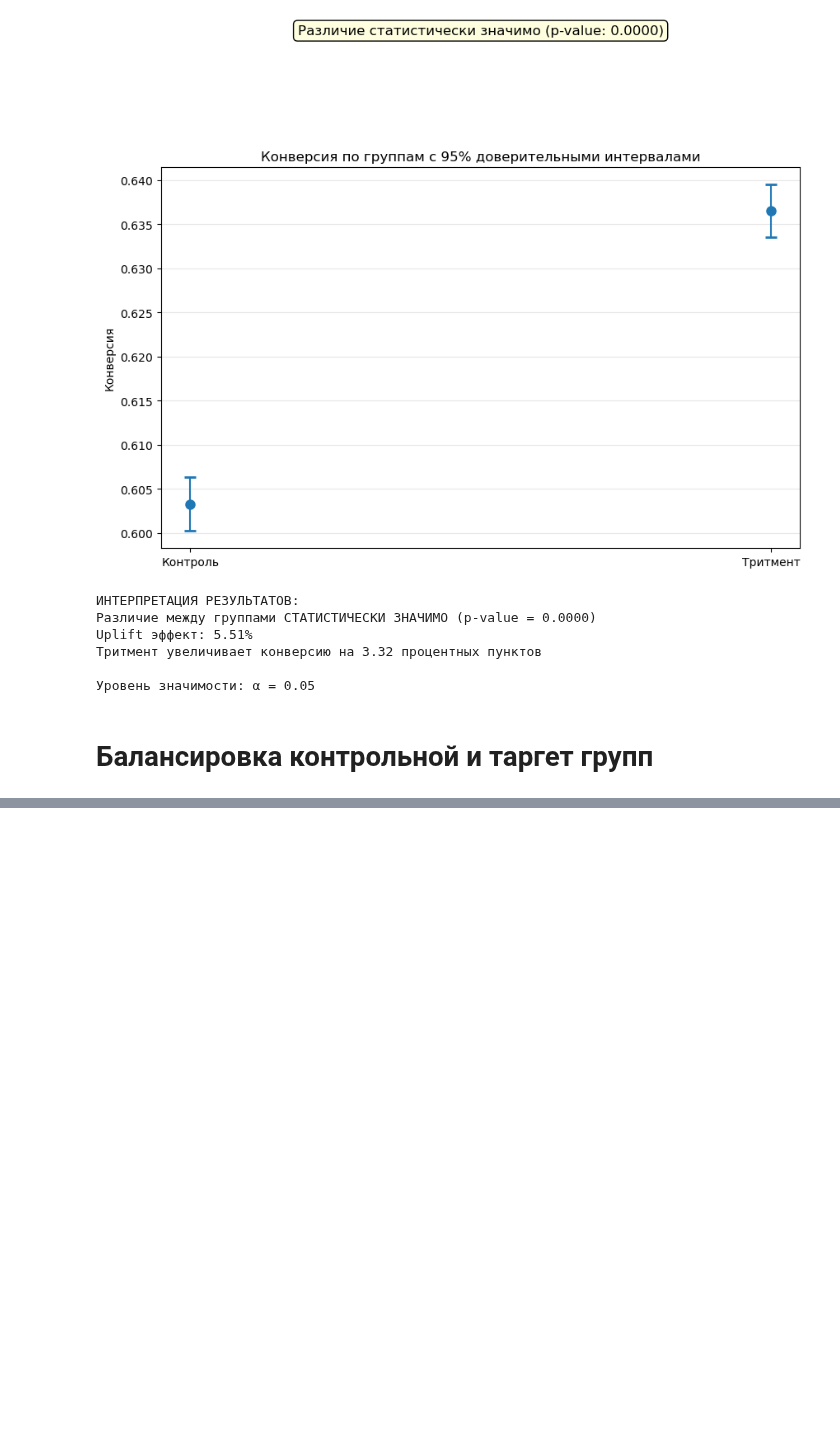
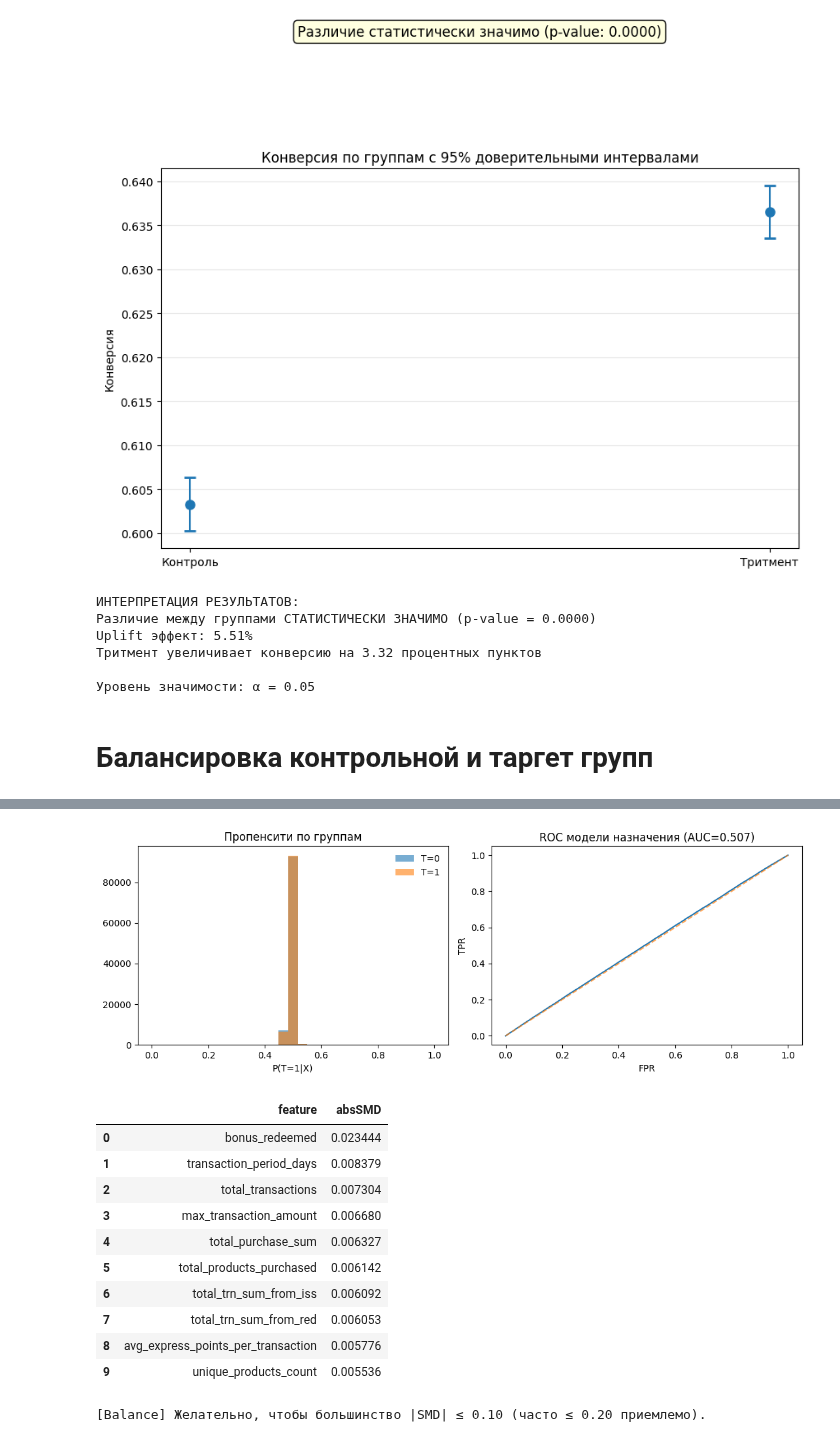
Before and after one commit to VShilovich/uplift-modeling-hse, a Jupyter notebook: EDA/eda.ipynb, the cells around one changed output, grey strips where cells are left out. Cells and saved outputs as stored; diff of their text form; code cells hidden in the pictures; blank space fills up the shorter version.

```diff
--- a/EDA/eda.ipynb
+++ b/EDA/eda.ipynb
@@ -981,0 +1100,28 @@ from sklift.models import ClassTransformationReg
+# %%
+
+fig, ax = plt.subplots(1, 2, figsize=(11, 4))
+bins = np.linspace(0, 1, 30)
+ax[0].hist(p_hat[df[T_COL]==0], bins=bins, alpha=0.6, label="T=0")
+ax[0].hist(p_hat[df[T_COL]==1], bins=bins, alpha=0.6, label="T=1")
+ax[0].set(title="Пропенсити по группам", xlabel="P(T=1|X)"); ax[0].legend(frameon=False)
+fpr, tpr, _ = roc_curve(t, p_hat)
+ax[1].plot(fpr, tpr); ax[1].plot([0,1],[0,1],"--",alpha=.7)
+ax[1].set(title=f"ROC модели назначения (AUC={auc_prop:.3f})", xlabel="FPR", ylabel="TPR")
+plt.tight_layout(); plt.show()
+
+display(smd_df.head(10))
+print("[Balance] Желательно, чтобы большинство |SMD| ≤ 0.10 (часто ≤ 0.20 приемлемо).")
+# %% [output]
+[figure, added]
+|  | feature | absSMD |
+| 0 | bonus_redeemed | 0.023444 |
+| 1 | transaction_period_days | 0.008379 |
+| 2 | total_transactions | 0.007304 |
+| 3 | max_transaction_amount | 0.006680 |
+| 4 | total_purchase_sum | 0.006327 |
+| 5 | total_products_purchased | 0.006142 |
+| 6 | total_trn_sum_from_iss | 0.006092 |
+| 7 | total_trn_sum_from_red | 0.006053 |
+| 8 | avg_express_points_per_transaction | 0.005776 |
+| 9 | unique_products_count | 0.005536 |
+[Balance] Желательно, чтобы большинство |SMD| ≤ 0.10 (часто ≤ 0.20 приемлемо).
```
Also changed, not shown: parts of 20 cells of this notebook.
